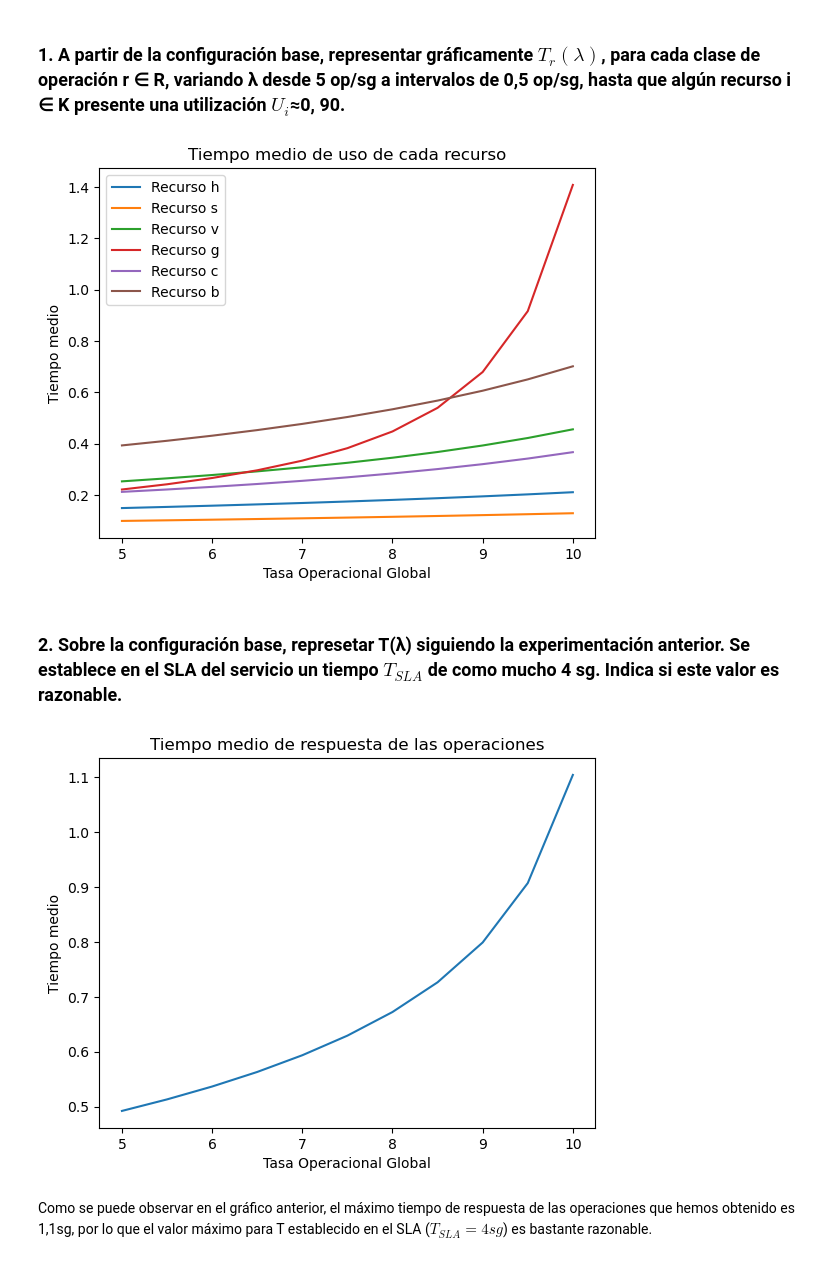
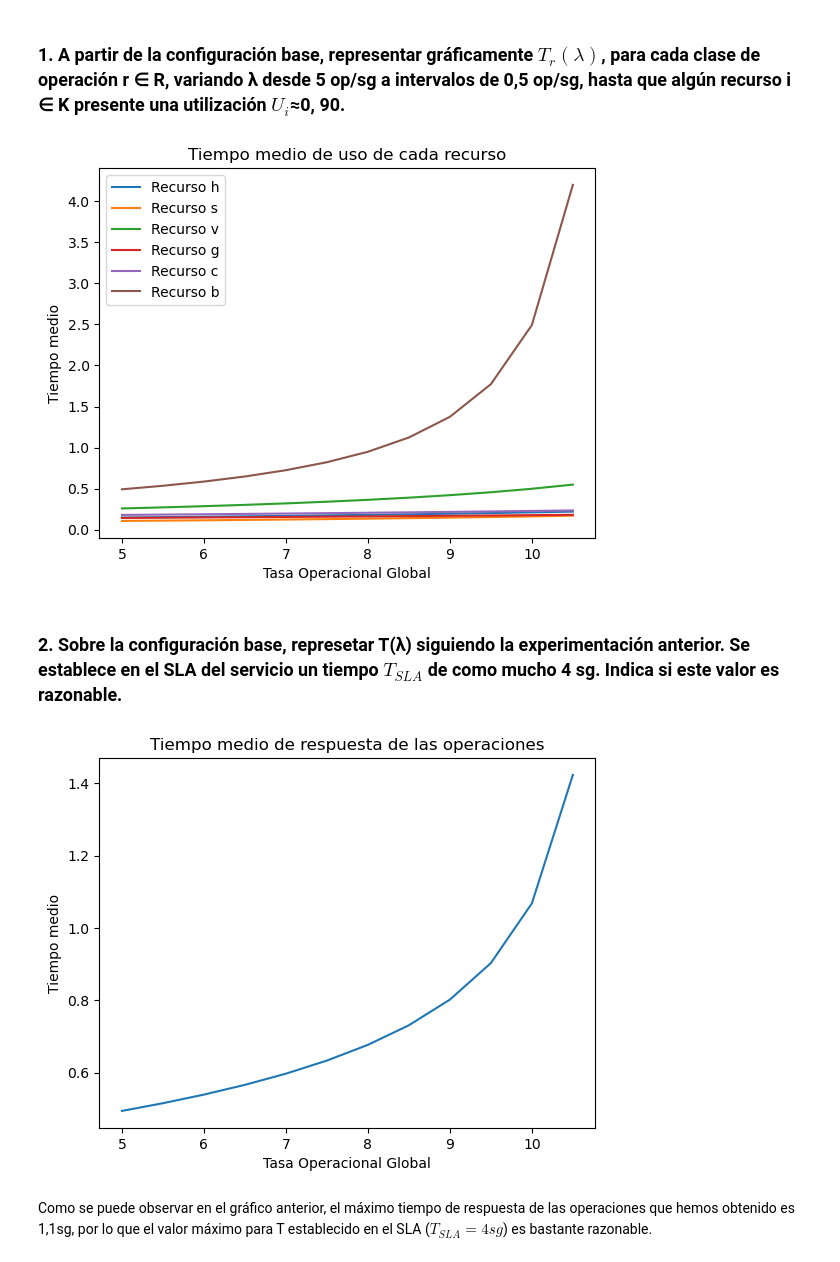
Before and after one commit to XMG2/Simulacion_Prestaciones_Web, a Jupyter notebook: simulacion_performance.ipynb, the cells around one changed output. Drawn from its saved outputs; the diff is of its cells as text; code cells hidden in the pictures.

```diff
--- a/simulacion_performance.ipynb
+++ b/simulacion_performance.ipynb
@@ -195,35 +183,35 @@ def calcular_tr_base_tasa_global(D, N, v_a, v_b, f_a, f_b):
     while u_max < 0.9:
         tasa_op_global += 0.5
         tasas = utils.calcular_tasa_operaciones_por_estado(
             tasa_op_global, v_a, v_b, f_a, f_b
         )
         u = [0] * len(tasas)  # utilizacion de cada recurso
         for i in range(len(N)):
-            u[i] = utils.calcular_utilizacion_recurso(tasas, D[:, i], N[i])
+            u[i] = utils.calcular_utilizacion_recurso(tasas, D[i, :], N[i])
         u_max = max(u)
         tasas_list.append(tasa_op_global)
 
         # Calcular tiempo de respuesta para cada operación
         t_r = utils.calcular_tiempo_respuesta_por_operacion(D, tasas, N)
         T_r.append(t_r)
     return tasas_list, T_r
 
 
 tasas_list, T_r = calcular_tr_base_tasa_global(D, N, v_a, v_b, f_a, f_b)
 
 # Tiempo de respuesta para cada operacion (Tr)
 # Array con los nombres recursos: e, h, s, v, g, c, b, x (x es el estado de salida, e es el estado de entrada)
 R = ["h", "s", "v", "g", "c", "b"]
 for i in range(len(R)):
     plt.plot(tasas_list, [T_r[j][i] for j in range(len(T_r))], label=f"Recurso {R[i]}")
 
 plt.title("Tiempo medio de uso de cada recurso")
 plt.xlabel("Tasa Operacional Global")
 plt.ylabel("Tiempo medio")
 plt.legend()
 plt.show()
 # %% [output]
-[figure, old version]
+[figure, new version]
 # %% [markdown]
 ### 2. Sobre la configuración base, represetar T(λ) siguiendo la experimentación anterior. Se establece en el SLA del servicio un tiempo $T_{SLA}$ de como mucho 4 sg. Indica si este valor es razonable.
 # %%
@@ -239,7 +227,7 @@ def calcular_t_base_tasa_global(D, N, v_a, v_b, f_a, f_b):
         )
         u = [0] * len(tasas)  # utilizacion de cada recurso
         for i in range(len(N)):
-            u[i] = utils.calcular_utilizacion_recurso(tasas, D[:, i], N[i])
+            u[i] = utils.calcular_utilizacion_recurso(tasas, D[i, :], N[i])
         u_max = max(u)
         tasas_list.append(tasa_op_global)
 
@@ -263,7 +251,7 @@ plt.xlabel("Tasa Operacional Global")
 plt.ylabel("Tiempo medio")
 plt.show()
 # %% [output]
-[figure, old version]
+[figure, new version]
 # %% [markdown]
 Como se puede observar en el gráfico anterior, el máximo tiempo de respuesta de las operaciones que hemos obtenido es 1,1sg, por lo que el valor máximo para T establecido en el SLA ($T_{SLA} = 4sg$) es bastante razonable.
 # %% [markdown]
```
Also changed, not shown: parts of 10 cells of this notebook, 3 other files.
